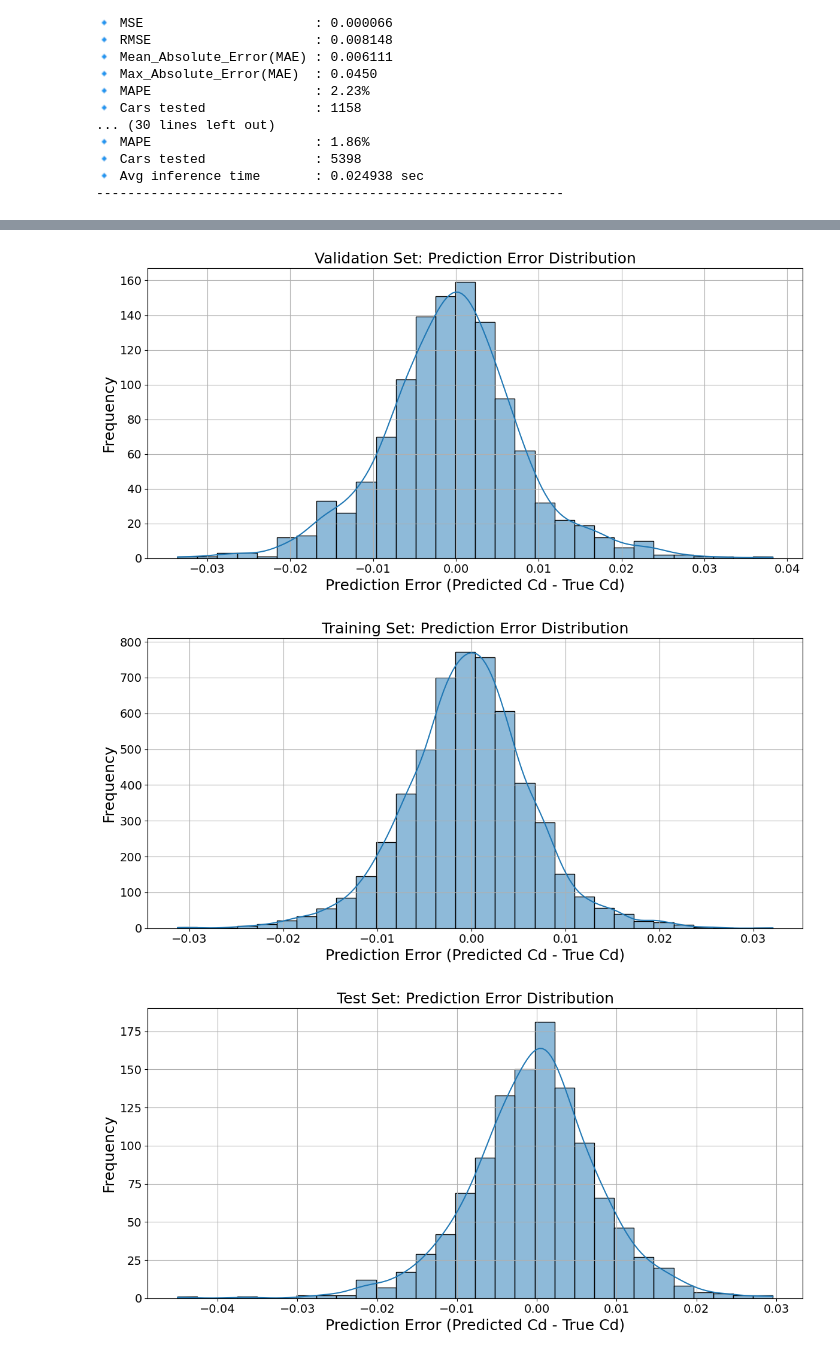
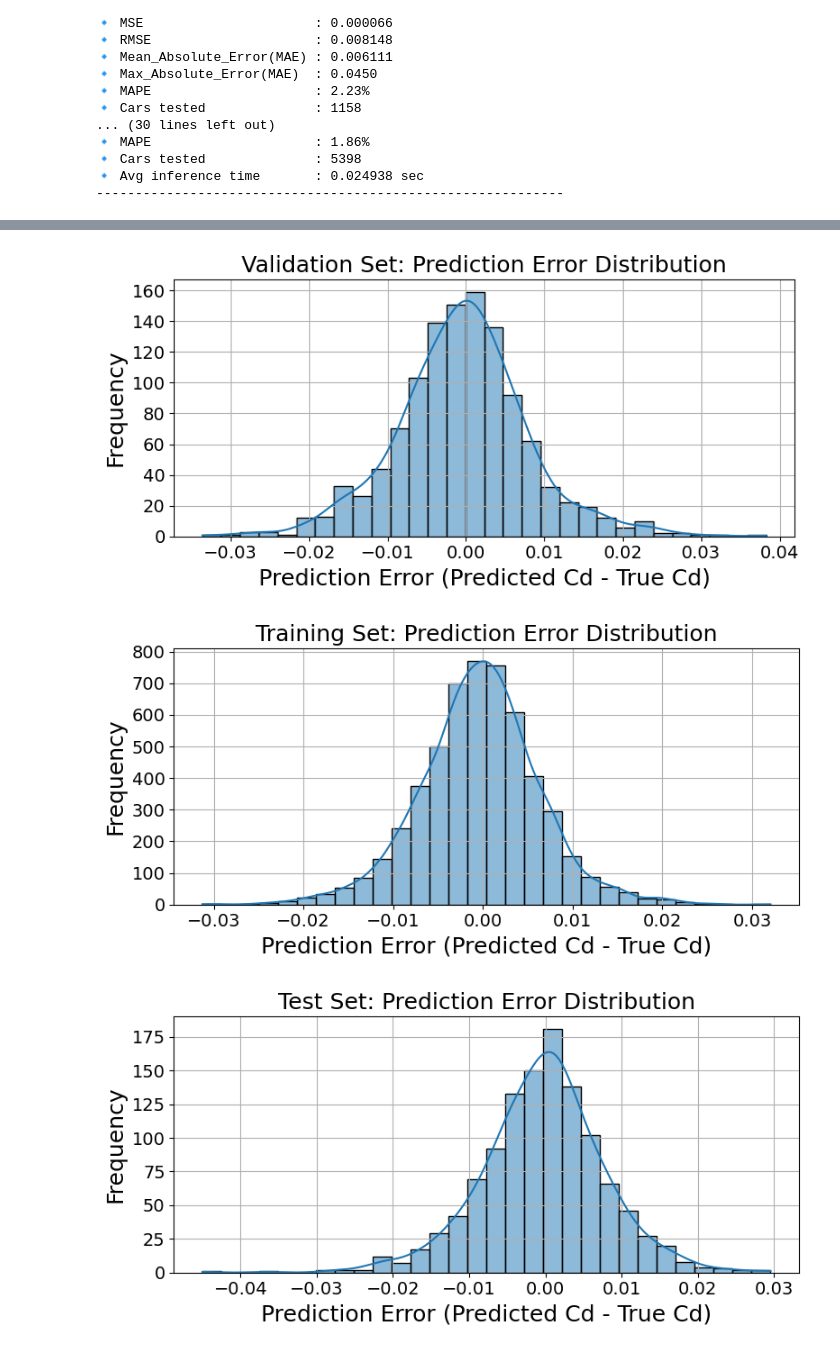
Before and after one commit to Absaar1548/Cd_results_backup, a Jupyter notebook: testing/model_new.ipynb, the cells around one changed output, grey strips where cells are left out. Drawn from its saved outputs; the diff is of its cells as text; code cells hidden in the pictures.

```diff
--- a/testing/model_new.ipynb
+++ b/testing/model_new.ipynb
@@ -1018,7 +1024,7 @@ test_df = pd.read_csv("../outputs/eval/cd_predictions_test_design_ids.csv")
 
 # Function to plot predictions
 def plot_predictions(df, title, output_path):
-    plt.figure(figsize=(12, 6))
+    plt.figure(figsize=(8 , 4))
     sns.scatterplot(x="True Cd", y="Predicted Cd", data=df, alpha=0.7)
     plt.plot([df["True Cd"].min(), df["True Cd"].max()],
             [df["True Cd"].min(), df["True Cd"].max()],
@@ -1039,7 +1045,7 @@ def plot_predictions(df, title, output_path):
 # Plotting the distribution of errors
 def plot_error_distribution(df, title, output_path):
     errors = df["Predicted Cd"] - df["True Cd"]
-    plt.figure(figsize=(12, 6))
+    plt.figure(figsize=(8 , 4))
     sns.histplot(errors, bins=30, kde=True)
     plt.title(title, fontsize=18)
     plt.xlabel("Prediction Error (Predicted Cd - True Cd)", fontsize=18)
@@ -1103,3 +1109,3 @@ plot_error_distribution(
-[figure, old version]
+[figure, new version]
-[figure, old version]
+[figure, new version]
-[figure, old version]
+[figure, new version]
```
Also changed, not shown: parts of 6 cells of this notebook, 11 other files.
